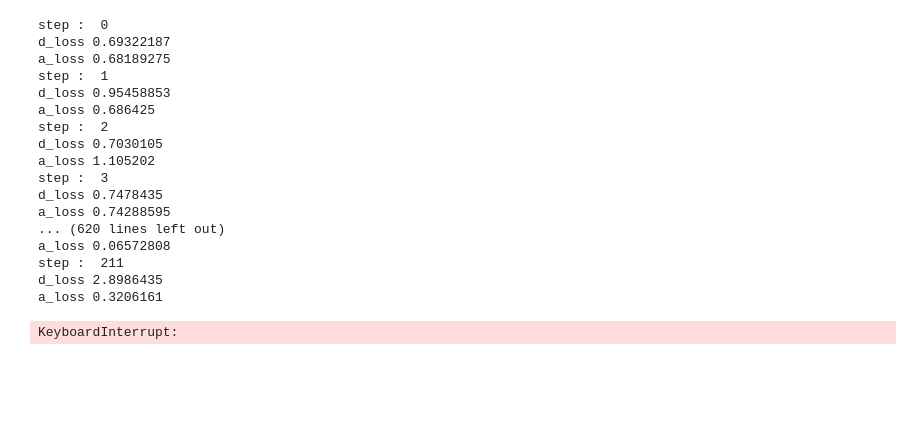
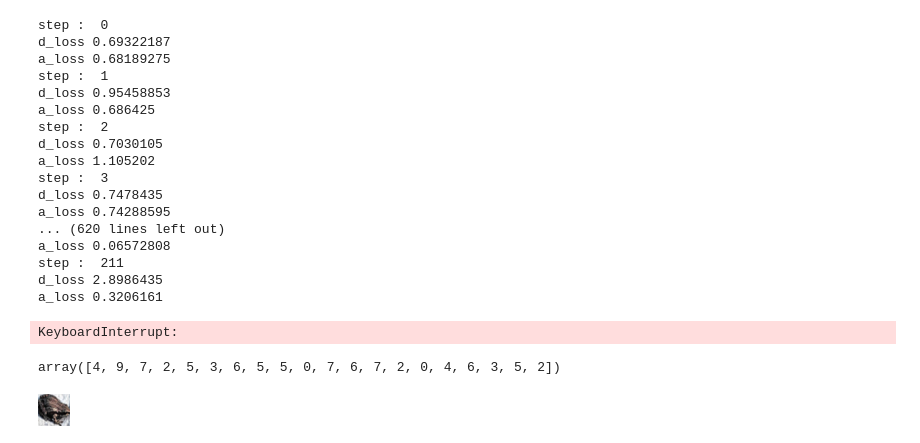
Before and after one commit to seolhokim/paper_research, a Jupyter notebook: keras_base_study/dcgan + lsgan.ipynb, the cells around one changed output. Drawn from its saved outputs; the diff is of its cells as text; code cells hidden in the pictures; blank space fills up the shorter version.

```diff
--- a/keras_base_study/dcgan + lsgan.ipynb
+++ b/keras_base_study/dcgan + lsgan.ipynb
@@ -146,6 +146,10 @@ step :  211
 d_loss 2.8986435
 a_loss 0.3206161
 KeyboardInterrupt:
+# %%
+np.random.randint(0, 10, 20)
+# %% [output]
+array([4, 9, 7, 2, 5, 3, 6, 5, 5, 0, 7, 6, 7, 2, 0, 4, 6, 3, 5, 2])
 # %%
 class LSGAN():
     def __init__(self):
@@ -253,2 +257,6 @@ class LSGAN():
+# %%
+image.array_to_img(x_train[5]*255,scale=False)
+# %% [output]
+[figure, added]
 # %%
 model = LSGAN()
```
Also changed, not shown: parts of 7 cells of this notebook, 5 other files.
